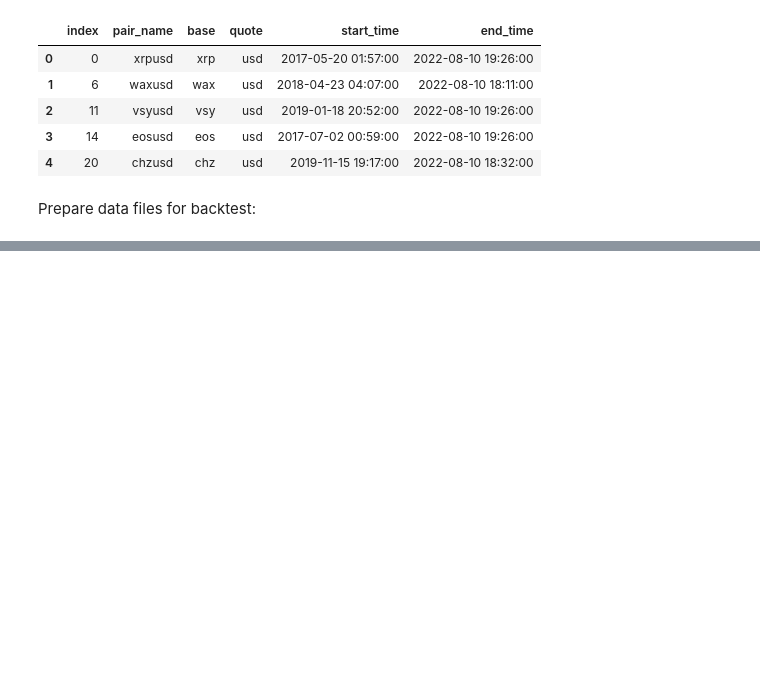
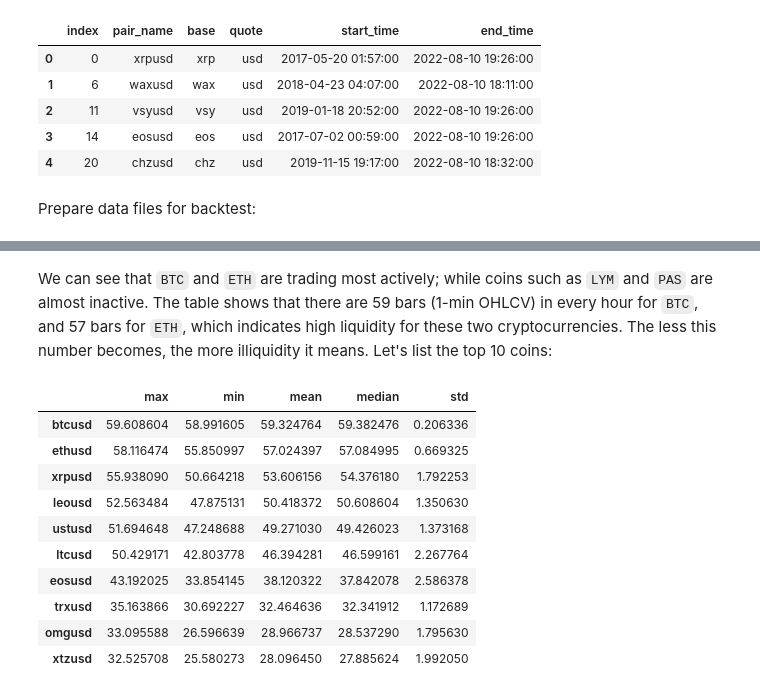
Before and after one commit to josephchenhk/qtrader_strategies, a Jupyter notebook: EDA.ipynb, the cells around one changed output, grey strips where cells are left out. Drawn from its saved outputs; the diff is of its cells as text; code cells hidden in the pictures; blank space fills up the shorter version.

```diff
--- a/EDA.ipynb
+++ b/EDA.ipynb
@@ -120,0 +182,21 @@ for i, row in tqdm(data_universe.iterrows()):
+# %% [markdown]
+We can see that `BTC` and `ETH` are trading most actively; while
+coins such as `LYM` and `PAS` are almost inactive. The table shows
+that there are 59 bars (1-min OHLCV) in every hour for `BTC`, and 57
+bars for `ETH`, which indicates high liquidity for these two
+cryptocurrencies. The less this number becomes, the more illiquidity
+it means. Let's list the top 10 coins:
+# %%
+num_bars_in_1hr.head(10)
+# %% [output]
+|  | max | min | mean | median | std |
+| btcusd | 59.608604 | 58.991605 | 59.324764 | 59.382476 | 0.206336 |
+| ethusd | 58.116474 | 55.850997 | 57.024397 | 57.084995 | 0.669325 |
+| xrpusd | 55.938090 | 50.664218 | 53.606156 | 54.376180 | 1.792253 |
+| leousd | 52.563484 | 47.875131 | 50.418372 | 50.608604 | 1.350630 |
+| ustusd | 51.694648 | 47.248688 | 49.271030 | 49.426023 | 1.373168 |
+| ltcusd | 50.429171 | 42.803778 | 46.394281 | 46.599161 | 2.267764 |
+| eosusd | 43.192025 | 33.854145 | 38.120322 | 37.842078 | 2.586378 |
+| trxusd | 35.163866 | 30.692227 | 32.464636 | 32.341912 | 1.172689 |
+| omgusd | 33.095588 | 26.596639 | 28.966737 | 28.537290 | 1.795630 |
+| xtzusd | 32.525708 | 25.580273 | 28.096450 | 27.885624 | 1.992050 |
```
Also changed, not shown: parts of 7 cells of this notebook.
